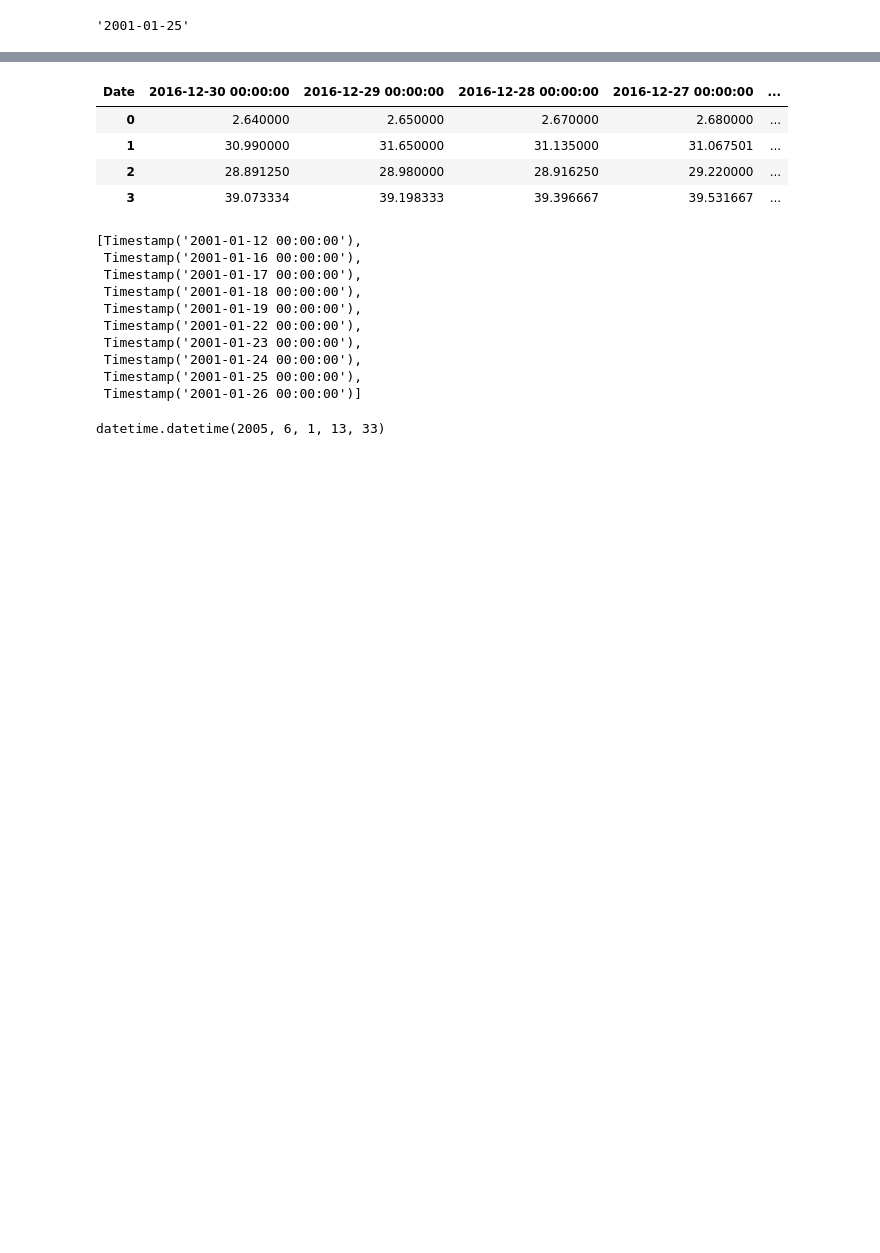
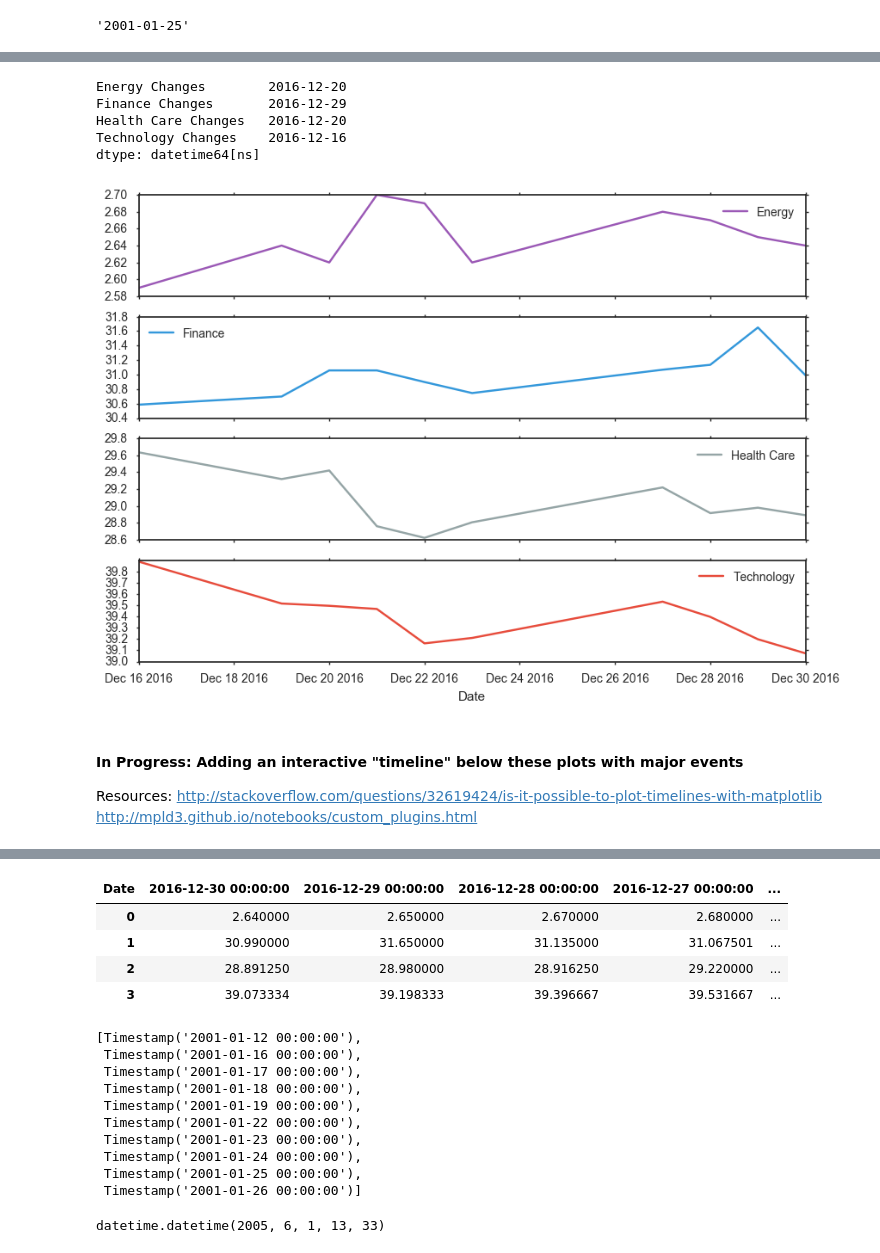
Before and after one commit to weiwang0531/stock-index, a Jupyter notebook: Project.ipynb, the cells around one changed output, grey strips where cells are left out. Cells and saved outputs as stored; diff of their text form; code cells hidden in the pictures; blank space fills up the shorter version.

Commit message:
Some cleaning up of the notebook. Not many changes from Saturday.

```diff
--- a/Project.ipynb
+++ b/Project.ipynb
@@ -222,4 +28,0 @@ avg_sector2 = avg_sector.transpose()
-# %%
-avg_clean = avg_sector2.drop(avg_sector2.index[0])
-# %%
-avg_clean.columns = ['Energy','Finance','Health Care','Technology']
@@ -235,0 +119,13 @@ avg_clean.head()
+# %%
+# Playing around with sample subset data to see how plotting will work.
+# Will need to convert column headers to datetime to implement timeseries plot
+# Bc not sure if standard line plot will work if we want to use ARMA models
+# or forecasting later on.
+#
+# Let's try this?
+# http://www.blackarbs.com/blog/advanced-time-series-plots-in-python/1/6/2017
+
+# take average within groups for each recorded date:
+avg_sector = final.groupby('Sector').mean().reset_index()
+avg_sector = avg_sector.set_index('Sector')
+avg_sector
@@ -235,0 +146,6 @@ avg_clean.head()
+# %%
+# Dates as index for plotting
+# This is basically the original DF (transposed and transposed back)
+# but the columns are now the Sector averages.
+avg_T = avg_sector.transpose()
+avg_T.head()
@@ -235,0 +181,9 @@ avg_clean.head()
+# %%
+# On what day did the stock price spike the most?
+abs(delta_df).idxmax()
+# %% [output]
+Energy Changes        2016-12-20
+Finance Changes       2016-12-29
+Health Care Changes   2016-12-20
+Technology Changes    2016-12-16
+dtype: datetime64[ns]
@@ -235,0 +194,16 @@ avg_clean.head()
+# %%
+# Making Plots
+plot_cols = list(avg_T.columns)
+
+# 2 axes for 2 subplots
+fig, axes = plt.subplots(4,1, figsize=(10,7), sharex=True)
+avg_clean[plot_cols].plot(subplots=True, ax=axes)
+plt.show()
+# %% [output]
+[figure, added]
+# %% [markdown]
+#### In Progress: Adding an interactive "timeline" below these plots with major events
+
+Resources:
+http://stackoverflow.com/questions/32619424/is-it-possible-to-plot-timelines-with-matplotlib
+http://mpld3.github.io/notebooks/custom_plugins.html
```
Also changed, not shown: parts of 49 cells of this notebook.
